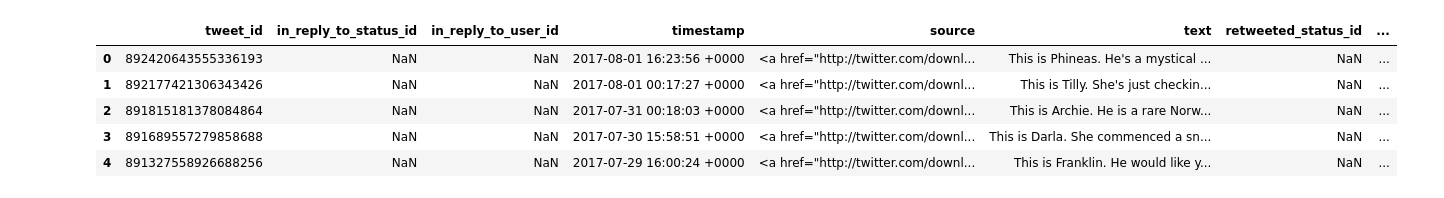
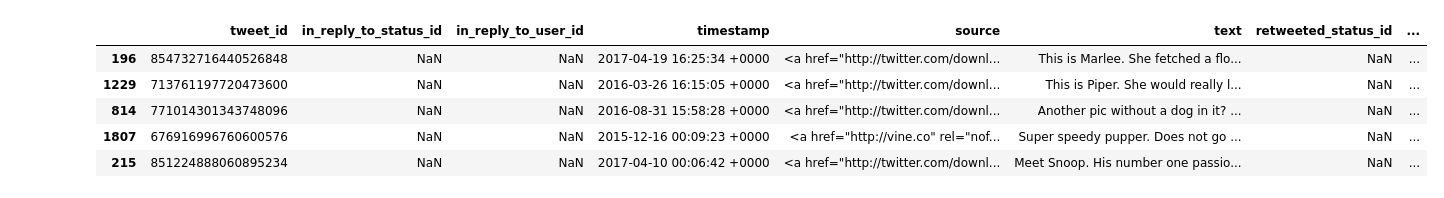
Before and after one commit to NoopyPro/DECI-data-analysis-project, a Jupyter notebook: project.ipynb, the cells around one changed output. Cells and saved outputs as stored; diff of their text form; code cells hidden in the pictures.

```diff
--- a/project.ipynb
+++ b/project.ipynb
@@ -8,14 +11,14 @@ import io
 # %%
 df_tae = pd.read_csv('twitter-archive-enhanced.csv')
 
-df_tae.head()
+df_tae.sample(5)
 # %% [output]
 |  | tweet_id | in_reply_to_status_id | in_reply_to_user_id | timestamp | source | text | retweeted_status_id | ... |
-| 0 | 892420643555336193 | NaN | NaN | 2017-08-01 16:23:56 +0000 | <a href="http://twitter.com/downl... | This is Phineas. He's a mystical ... | NaN | ... |
-| 1 | 892177421306343426 | NaN | NaN | 2017-08-01 00:17:27 +0000 | <a href="http://twitter.com/downl... | This is Tilly. She's just checkin... | NaN | ... |
-| 2 | 891815181378084864 | NaN | NaN | 2017-07-31 00:18:03 +0000 | <a href="http://twitter.com/downl... | This is Archie. He is a rare Norw... | NaN | ... |
-| 3 | 891689557279858688 | NaN | NaN | 2017-07-30 15:58:51 +0000 | <a href="http://twitter.com/downl... | This is Darla. She commenced a sn... | NaN | ... |
-| 4 | 891327558926688256 | NaN | NaN | 2017-07-29 16:00:24 +0000 | <a href="http://twitter.com/downl... | This is Franklin. He would like y... | NaN | ... |
+| 196 | 854732716440526848 | NaN | NaN | 2017-04-19 16:25:34 +0000 | <a href="http://twitter.com/downl... | This is Marlee. She fetched a flo... | NaN | ... |
+| 1229 | 713761197720473600 | NaN | NaN | 2016-03-26 16:15:05 +0000 | <a href="http://twitter.com/downl... | This is Piper. She would really l... | NaN | ... |
+| 814 | 771014301343748096 | NaN | NaN | 2016-08-31 15:58:28 +0000 | <a href="http://twitter.com/downl... | Another pic without a dog in it? ... | NaN | ... |
+| 1807 | 676916996760600576 | NaN | NaN | 2015-12-16 00:09:23 +0000 | <a href="http://vine.co" rel="nof... | Super speedy pupper. Does not go ... | NaN | ... |
+| 215 | 851224888060895234 | NaN | NaN | 2017-04-10 00:06:42 +0000 | <a href="http://twitter.com/downl... | Meet Snoop. His number one passio... | NaN | ... |
 # %%
 url = 'https://d17h27t6h515a5.cloudfront.net/topher/2017/August/599fd2ad_image-predictions/image-predictions.tsv'
 
```
Also changed, not shown: parts of 4 cells of this notebook, 2 other files.
